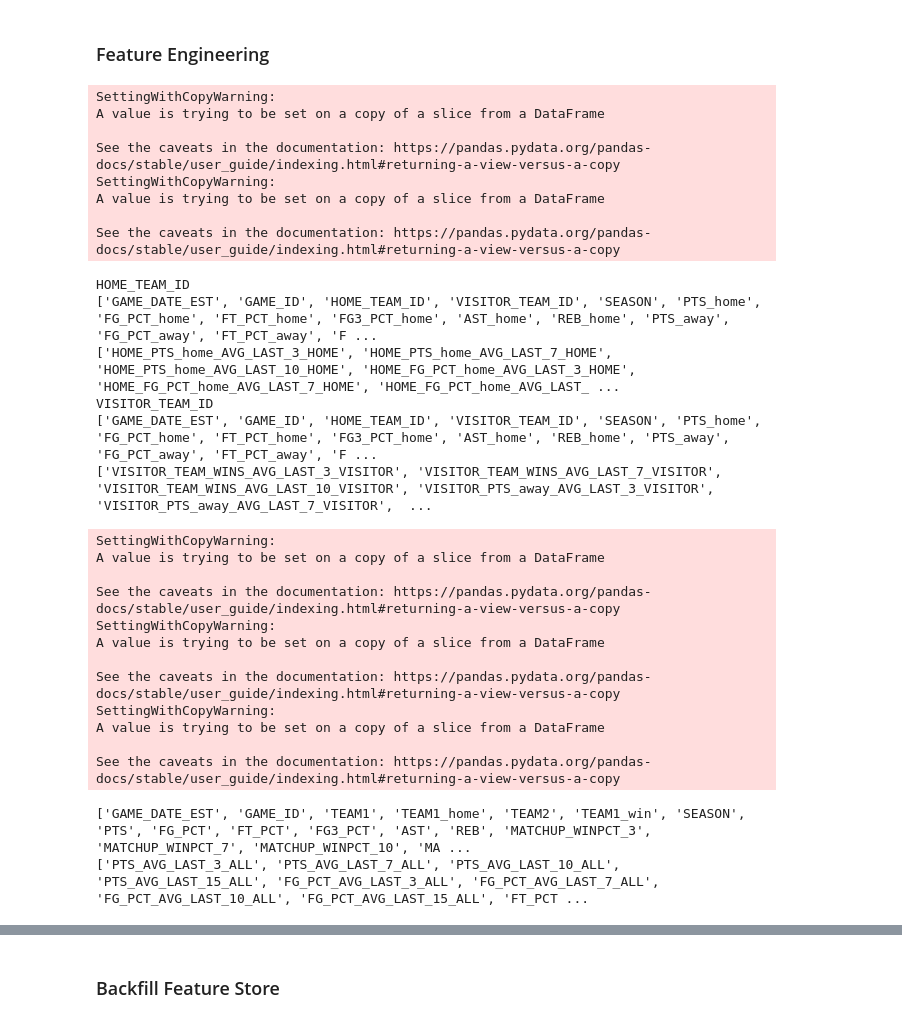
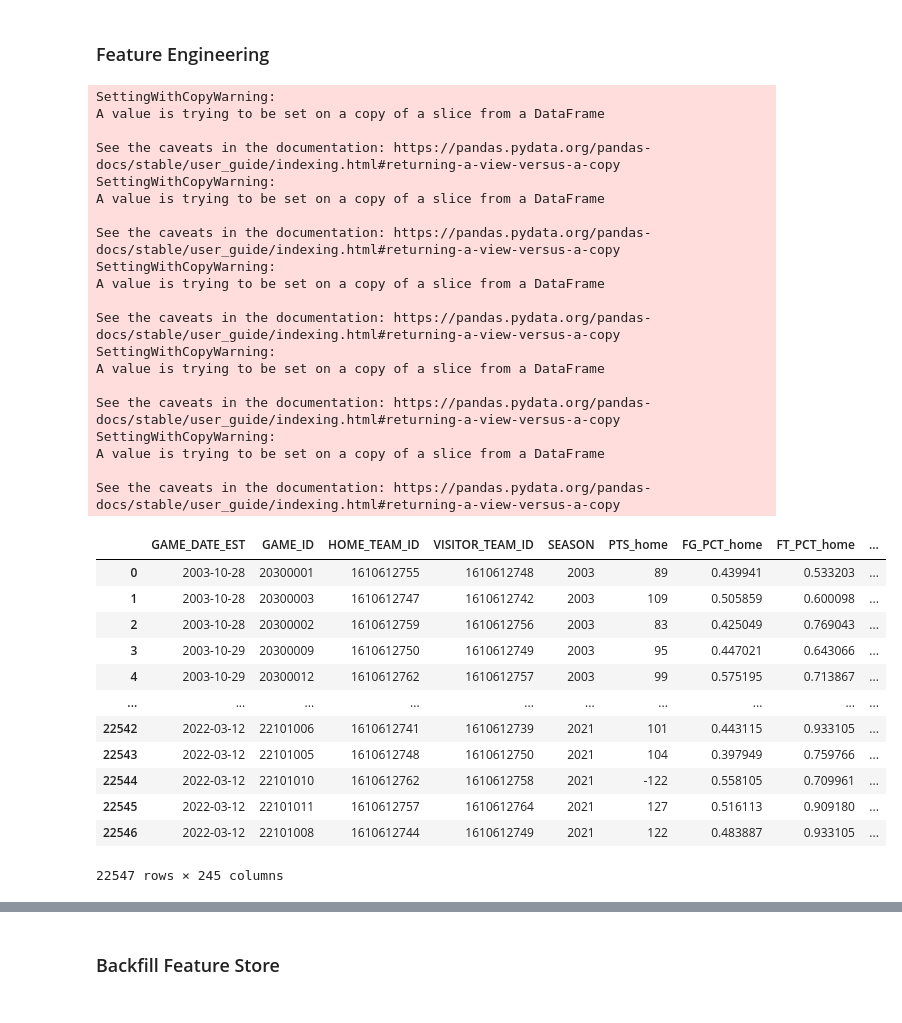
Before and after one commit to cmunch1/nba-prediction, a Jupyter notebook: 08_backfill_features.ipynb, the cells around one changed output, grey strips where cells are left out. Saved outputs shown, nothing was run; the diff lists cells and outputs as text; code cells hidden in the pictures.

```diff
--- a/08_backfill_features.ipynb
+++ b/08_backfill_features.ipynb
@@ -3,6 +3,8 @@ import os
 
 import pandas as pd
 import numpy as np
+
+pd.set_option('display.max_columns', 500)
 
 import hopsworks
 
@@ -42,37 +44,43 @@ See the caveats in the documentation: https://pandas.pydata.org/pandas-docs/stab
 # %%
 # Feature engineering to add:
     # rolling averages of key stats,
     # win/lose streaks,
     # home/away streaks,
     # specific matchup (team X vs team Y) rolling averages and streaks
 
 games = process_features(games)
+games
 # %% [output]
 SettingWithCopyWarning:
 A value is trying to be set on a copy of a slice from a DataFrame
 
 See the caveats in the documentation: https://pandas.pydata.org/pandas-docs/stable/user_guide/indexing.html#returning-a-view-versus-a-copy
 SettingWithCopyWarning:
 A value is trying to be set on a copy of a slice from a DataFrame
 
 See the caveats in the documentation: https://pandas.pydata.org/pandas-docs/stable/user_guide/indexing.html#returning-a-view-versus-a-copy
+SettingWithCopyWarning:
+A value is trying to be set on a copy of a slice from a DataFrame
+
+See the caveats in the documentation: https://pandas.pydata.org/pandas-docs/stable/user_guide/indexing.html#returning-a-view-versus-a-copy
+SettingWithCopyWarning:
+A value is trying to be set on a copy of a slice from a DataFrame
+
+See the caveats in the documentation: https://pandas.pydata.org/pandas-docs/stable/user_guide/indexing.html#returning-a-view-versus-a-copy
+SettingWithCopyWarning:
+A value is trying to be set on a copy of a slice from a DataFrame
+
+See the caveats in the documentation: https://pandas.pydata.org/pandas-docs/stable/user_guide/indexing.html#returning-a-view-versus-a-copy
+|  | GAME_DATE_EST | GAME_ID | HOME_TEAM_ID | VISITOR_TEAM_ID | SEASON | PTS_home | FG_PCT_home | FT_PCT_home | ... |
+| 0 | 2003-10-28 | 20300001 | 1610612755 | 1610612748 | 2003 | 89 | 0.439941 | 0.533203 | ... |
+| 1 | 2003-10-28 | 20300003 | 1610612747 | 1610612742 | 2003 | 109 | 0.505859 | 0.600098 | ... |
+| 2 | 2003-10-28 | 20300002 | 1610612759 | 1610612756 | 2003 | 83 | 0.425049 | 0.769043 | ... |
+| 3 | 2003-10-29 | 20300009 | 1610612750 | 1610612749 | 2003 | 95 | 0.447021 | 0.643066 | ... |
+| 4 | 2003-10-29 | 20300012 | 1610612762 | 1610612757 | 2003 | 99 | 0.575195 | 0.713867 | ... |
+| ... | ... | ... | ... | ... | ... | ... | ... | ... | ... |
+| 22542 | 2022-03-12 | 22101006 | 1610612741 | 1610612739 | 2021 | 101 | 0.443115 | 0.933105 | ... |
+| 22543 | 2022-03-12 | 22101005 | 1610612748 | 1610612750 | 2021 | 104 | 0.397949 | 0.759766 | ... |
+| 22544 | 2022-03-12 | 22101010 | 1610612762 | 1610612758 | 2021 | -122 | 0.558105 | 0.709961 | ... |
+| 22545 | 2022-03-12 | 22101011 | 1610612757 | 1610612764 | 2021 | 127 | 0.516113 | 0.909180 | ... |
+| 22546 | 2022-03-12 | 22101008 | 1610612744 | 1610612749 | 2021 | 122 | 0.483887 | 0.933105 | ... |
-HOME_TEAM_ID
-['GAME_DATE_EST', 'GAME_ID', 'HOME_TEAM_ID', 'VISITOR_TEAM_ID', 'SEASON', 'PTS_home', 'FG_PCT_home', 'FT_PCT_home', 'FG3_PCT_home', 'AST_home', 'REB_home', 'PTS_away', 'FG_PCT_away', 'FT_PCT_away', 'F ...
-['HOME_PTS_home_AVG_LAST_3_HOME', 'HOME_PTS_home_AVG_LAST_7_HOME', 'HOME_PTS_home_AVG_LAST_10_HOME', 'HOME_FG_PCT_home_AVG_LAST_3_HOME', 'HOME_FG_PCT_home_AVG_LAST_7_HOME', 'HOME_FG_PCT_home_AVG_LAST_ ...
-VISITOR_TEAM_ID
-['GAME_DATE_EST', 'GAME_ID', 'HOME_TEAM_ID', 'VISITOR_TEAM_ID', 'SEASON', 'PTS_home', 'FG_PCT_home', 'FT_PCT_home', 'FG3_PCT_home', 'AST_home', 'REB_home', 'PTS_away', 'FG_PCT_away', 'FT_PCT_away', 'F ...
-['VISITOR_TEAM_WINS_AVG_LAST_3_VISITOR', 'VISITOR_TEAM_WINS_AVG_LAST_7_VISITOR', 'VISITOR_TEAM_WINS_AVG_LAST_10_VISITOR', 'VISITOR_PTS_away_AVG_LAST_3_VISITOR', 'VISITOR_PTS_away_AVG_LAST_7_VISITOR',  ...
+22547 rows × 245 columns
-SettingWithCopyWarning:
-A value is trying to be set on a copy of a slice from a DataFrame
-
-See the caveats in the documentation: https://pandas.pydata.org/pandas-docs/stable/user_guide/indexing.html#returning-a-view-versus-a-copy
-SettingWithCopyWarning:
-A value is trying to be set on a copy of a slice from a DataFrame
-
-See the caveats in the documentation: https://pandas.pydata.org/pandas-docs/stable/user_guide/indexing.html#returning-a-view-versus-a-copy
-SettingWithCopyWarning:
-A value is trying to be set on a copy of a slice from a DataFrame
-
-See the caveats in the documentation: https://pandas.pydata.org/pandas-docs/stable/user_guide/indexing.html#returning-a-view-versus-a-copy
-['GAME_DATE_EST', 'GAME_ID', 'TEAM1', 'TEAM1_home', 'TEAM2', 'TEAM1_win', 'SEASON', 'PTS', 'FG_PCT', 'FT_PCT', 'FG3_PCT', 'AST', 'REB', 'MATCHUP_WINPCT_3', 'MATCHUP_WINPCT_7', 'MATCHUP_WINPCT_10', 'MA ...
-['PTS_AVG_LAST_3_ALL', 'PTS_AVG_LAST_7_ALL', 'PTS_AVG_LAST_10_ALL', 'PTS_AVG_LAST_15_ALL', 'FG_PCT_AVG_LAST_3_ALL', 'FG_PCT_AVG_LAST_7_ALL', 'FG_PCT_AVG_LAST_10_ALL', 'FG_PCT_AVG_LAST_15_ALL', 'FT_PCT ...
```
Also changed, not shown: parts of 3 cells of this notebook.
